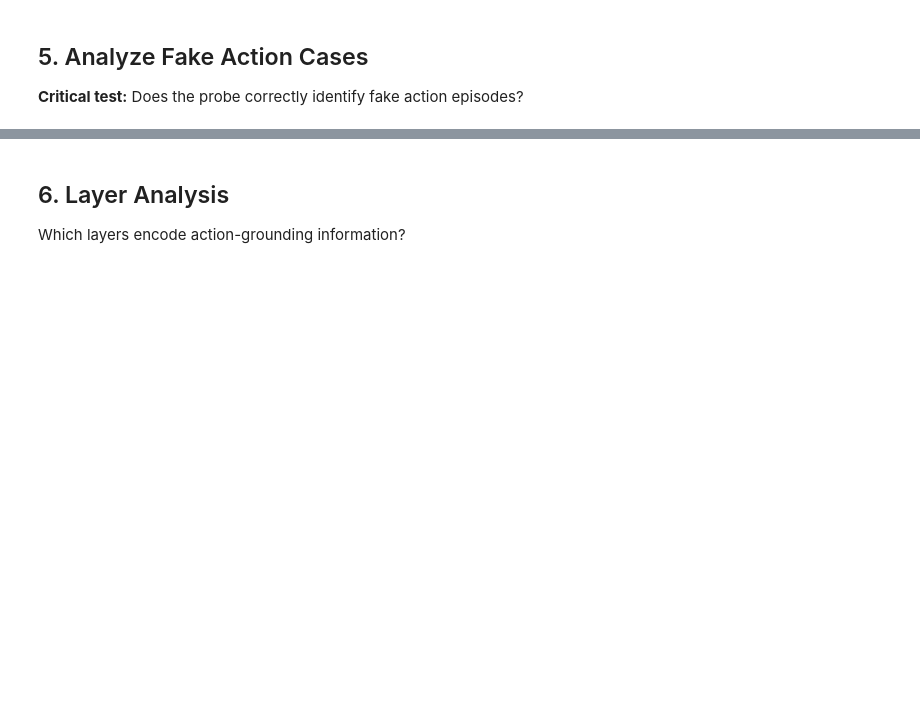
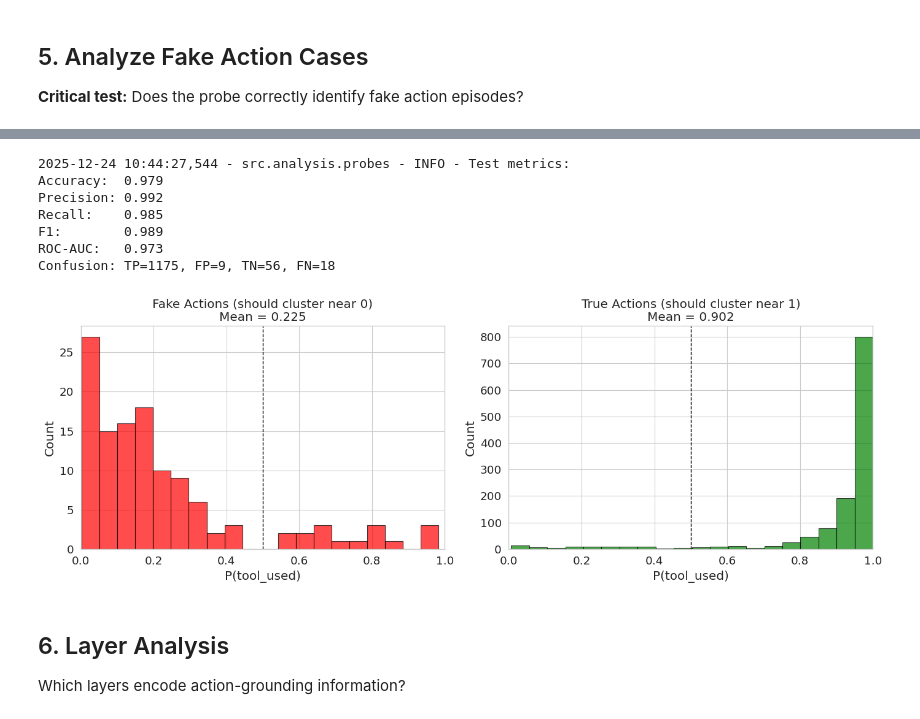
Before and after one commit to gadicohen93/action-grounding, a Jupyter notebook: notebooks/02_mechanistic_probes.ipynb, the cells around one changed output, grey strips where cells are left out. Cells and saved outputs as stored; diff of their text form; code cells hidden in the pictures; blank space fills up the shorter version.

```diff
--- a/notebooks/02_mechanistic_probes.ipynb
+++ b/notebooks/02_mechanistic_probes.ipynb
@@ -76,4 +129,4 @@ print(f"Hidden size: {dataset.hidden_size}")
 # %%
 # Load activations (if already extracted)
-# dataset = load_activations(config.data.processed_dir / "activations.parquet")
-# print(f"Loaded {len(dataset)} activation samples")
+dataset = load_activations(config.data.processed_dir / "activations.parquet")
+print(f"Loaded {len(dataset)} activation samples")
@@ -101,7 +185,7 @@ print(f"Probe training dataset: {len(probe_dataset)} samples")
 # Train reality probe
 reality_probe, reality_train_metrics, reality_test_metrics = train_and_evaluate(
     probe_dataset,
-    label_type="reality",
+    label_type="reality_any",
     test_size=0.2,
     random_state=42,
 )
@@ -800,7 +1075,7 @@ fake_analysis = analyze_probe_on_category(
     reality_probe,
     probe_dataset,
     category="fake_action",
-    label_type="reality",
+    label_type="reality_any",
 )
 
 print(f"\nFake Action Analysis:")
@@ -828,34 +1121,43 @@ if correct_on_fakes > 0.95:
 fig, axes = plt.subplots(1, 2, figsize=(14, 5))
 
 # Get predictions on true action cases for comparison
 true_analysis = analyze_probe_on_category(
     reality_probe,
     probe_dataset,
     category="true_action",
-    label_type="reality",
+    label_type="reality_any",
 )
 
 # Plot fake action probabilities
 axes[0].hist(fake_probs, bins=20, alpha=0.7, color='red', edgecolor='black')
 axes[0].axvline(x=0.5, color='k', linestyle='--', linewidth=1)
 axes[0].set_xlabel('P(tool_used)')
 axes[0].set_ylabel('Count')
 axes[0].set_title(f'Fake Actions (should cluster near 0)\nMean = {mean_prob_tool_used:.3f}')
 axes[0].set_xlim(0, 1)
 
 # Plot true action probabilities
 true_probs = true_analysis['probabilities']
 mean_prob_true = np.mean(true_probs)
 axes[1].hist(true_probs, bins=20, alpha=0.7, color='green', edgecolor='black')
 axes[1].axvline(x=0.5, color='k', linestyle='--', linewidth=1)
 axes[1].set_xlabel('P(tool_used)')
 axes[1].set_ylabel('Count')
 axes[1].set_title(f'True Actions (should cluster near 1)\nMean = {mean_prob_true:.3f}')
 axes[1].set_xlim(0, 1)
 
 plt.tight_layout()
 plt.savefig(config.data.figures_dir / "figure3_fake_vs_true_probs.png", dpi=300, bbox_inches='tight')
 plt.show()
+# %% [output]
+2025-12-24 10:44:27,544 - src.analysis.probes - INFO - Test metrics:
+Accuracy:  0.979
+Precision: 0.992
+Recall:    0.985
+F1:        0.989
+ROC-AUC:   0.973
+Confusion: TP=1175, FP=9, TN=56, FN=18
+[figure, added]
 # %% [markdown]
 ## 6. Layer Analysis
 
```
Also changed, not shown: parts of 28 cells of this notebook, 19 other files.
